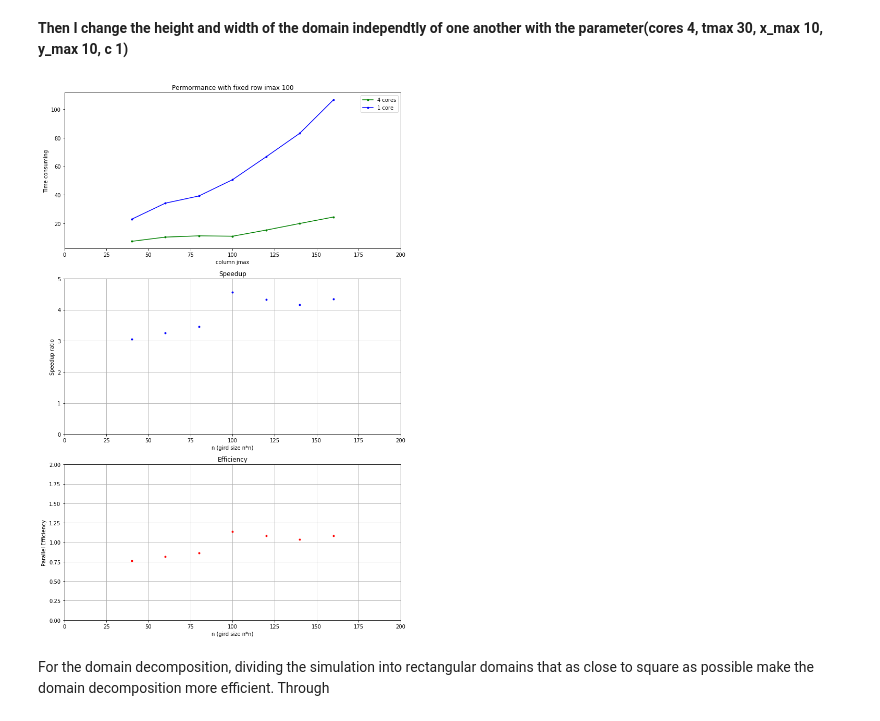
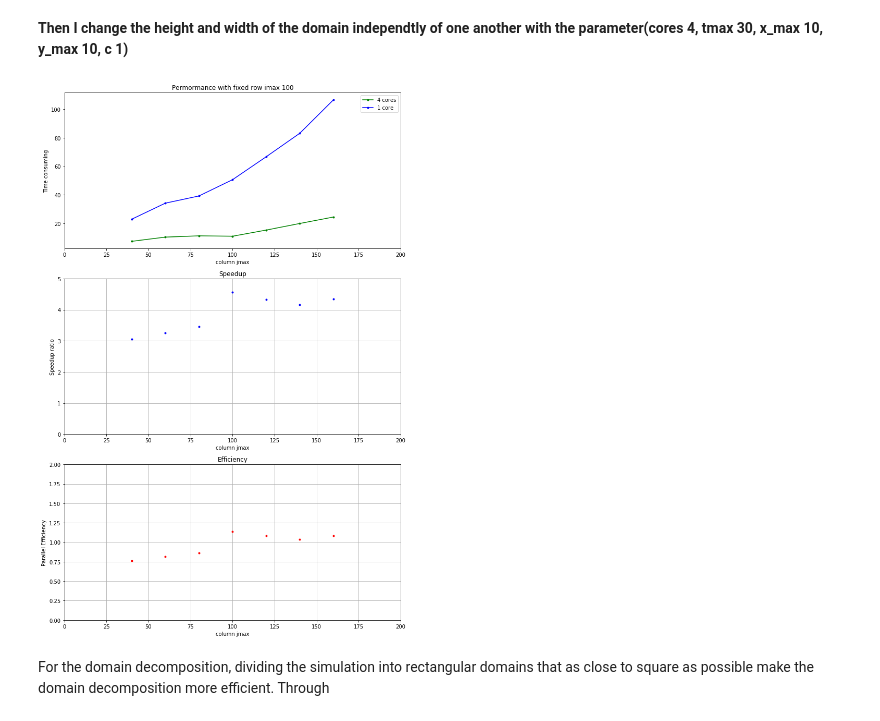
Before and after one commit to liuzyon/acse-6-mpi-coursework-acse-zl1220, a Jupyter notebook: report.ipynb, the cells around one changed output. Saved outputs shown, nothing was run; the diff lists cells and outputs as text; code cells hidden in the pictures.

```diff
--- a/report.ipynb
+++ b/report.ipynb
@@ -274,36 +271,36 @@ fig, ax = plt.subplots(3, 1, figsize=(10, 15))
 
 x = np.array([40, 60, 80, 100, 120, 140, 160])
 y_rowfixed = np.array([7.55, 10.5, 11.39, 11.12, 15.42, 20.04, 24.56])
 y_onecore_rowfixed = np.array([23, 34.24, 39.29, 50.69, 66.73, 83.2, 106.6])
 
 speedup_ratio = y_onecore_rowfixed / y_rowfixed
 efficiency = speedup_ratio / 4
-# size 100*100, tmax 30, x_max = 10, y_max=10, c=1
+# tmax 30, x_max = 10, y_max=10, c=1
 ax[0].plot(x, y_rowfixed, 'g.-', label="4 cores")
 ax[0].plot(x, y_onecore_rowfixed, 'b.-', label="1 core")
 ax[0].set_xlim(0,200)
 ax[0].set_xlabel('column jmax')
 ax[0].set_ylabel('Time consuming')
 ax[0].set_title('Permormance with fixed row imax 100')
 ax[0].legend()
 
 ax[1].plot(x, speedup_ratio, 'b.', label="size 100*100")
 ax[1].set_xlim(0,200)
 ax[1].set_ylim(0,5)
-ax[1].set_xlabel('n (gird size n*n)')
+ax[1].set_xlabel('column jmax')
 ax[1].set_ylabel('Speedup ratio')
 ax[1].set_title('Speedup')
 ax[1].grid()
 
 ax[2].plot(x, efficiency, 'r.', label="size 100*100")
 ax[2].set_xlim(0,200)
 ax[2].set_ylim(0,2)
-ax[2].set_xlabel('n (gird size n*n)')
+ax[2].set_xlabel('column jmax')
 ax[2].set_ylabel('Parallel Efficiency')
 ax[2].set_title('Efficiency')
 ax[2].grid()
 fig.tight_layout()
 # %% [output]
-[figure, old version]
+[figure, new version]
 # %% [markdown]
 For the domain decomposition, dividing the simulation into rectangular domains that as close to square as possible make the domain decomposition more efficient. Through
```
Also changed, not shown: parts of 3 cells of this notebook.
